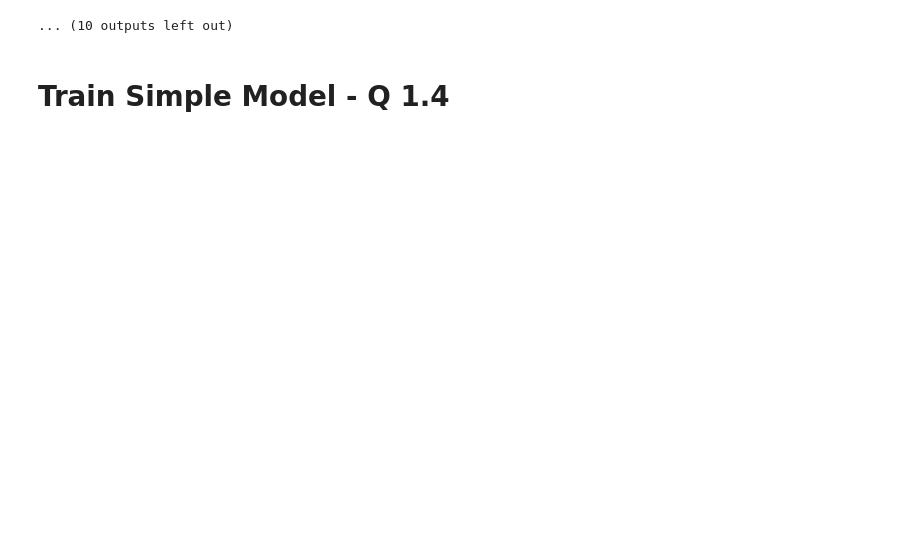
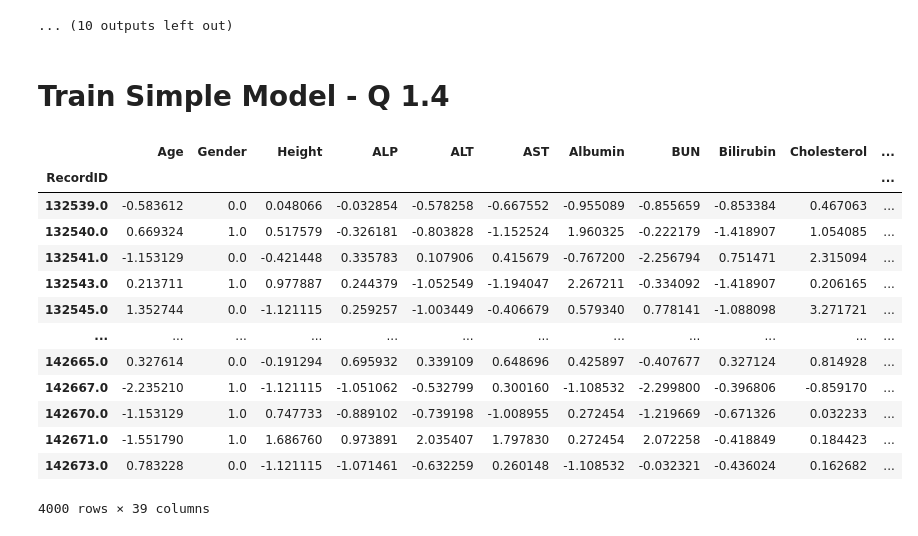
Before and after one commit to KarlDeck/ML4HC_P1, a Jupyter notebook: Project1.ipynb, the cells around one changed output. Saved outputs shown, nothing was run; the diff lists cells and outputs as text; code cells hidden in the pictures; blank space fills up the shorter version.

```diff
--- a/Project1.ipynb
+++ b/Project1.ipynb
@@ -428,0 +438,40 @@ plot_histograms(bins_general, "scaled")
+# %%
+def transform_time_series_to_vector(df, trafo_function="mean"):
+    df = df.drop(columns=["ICUType"])
+
+    static_vars = ['Age', 'Gender', 'Height']
+    ts_vars = [col for col in df.columns if col not in static_vars + ['RecordID', 'Time']]
+
+    if trafo_function == "mean":
+        ts_df = df.groupby('RecordID')[ts_vars].mean()
+    elif trafo_function == "max":
+        ts_df = df.groupby('RecordID')[ts_vars].max()
+    elif trafo_function == "last_measured":
+        ts_df = df.sort_values("Time").groupby('RecordID')[ts_vars].last()
+    else:
+        raise ValueError("Invalid trafo_function")
+
+    static_df = df.groupby('RecordID')[static_vars].first()
+    return pd.concat([static_df, ts_df], axis=1)
+# %%
+df_train = pd.read_parquet(f"data_a_scaled.parquet")
+df_train=transform_time_series_to_vector(df_train, trafo_function="mean")
+y=  df_train["In-hospital_death"]
+X=  df_train.drop(columns=["In-hospital_death"])
+# %%
+X
+# %% [output]
+|  | Age | Gender | Height | ALP | ALT | AST | Albumin | BUN | Bilirubin | Cholesterol | ... |
+| RecordID |  |  |  |  |  |  |  |  |  |  | ... |
+| 132539.0 | -0.583612 | 0.0 | 0.048066 | -0.032854 | -0.578258 | -0.667552 | -0.955089 | -0.855659 | -0.853384 | 0.467063 | ... |
+| 132540.0 | 0.669324 | 1.0 | 0.517579 | -0.326181 | -0.803828 | -1.152524 | 1.960325 | -0.222179 | -1.418907 | 1.054085 | ... |
+| 132541.0 | -1.153129 | 0.0 | -0.421448 | 0.335783 | 0.107906 | 0.415679 | -0.767200 | -2.256794 | 0.751471 | 2.315094 | ... |
+| 132543.0 | 0.213711 | 1.0 | 0.977887 | 0.244379 | -1.052549 | -1.194047 | 2.267211 | -0.334092 | -1.418907 | 0.206165 | ... |
+| 132545.0 | 1.352744 | 0.0 | -1.121115 | 0.259257 | -1.003449 | -0.406679 | 0.579340 | 0.778141 | -1.088098 | 3.271721 | ... |
+| ... | ... | ... | ... | ... | ... | ... | ... | ... | ... | ... | ... |
+| 142665.0 | 0.327614 | 0.0 | -0.191294 | 0.695932 | 0.339109 | 0.648696 | 0.425897 | -0.407677 | 0.327124 | 0.814928 | ... |
+| 142667.0 | -2.235210 | 1.0 | -1.121115 | -1.051062 | -0.532799 | 0.300160 | -1.108532 | -2.299800 | -0.396806 | -0.859170 | ... |
+| 142670.0 | -1.153129 | 1.0 | 0.747733 | -0.889102 | -0.739198 | -1.008955 | 0.272454 | -1.219669 | -0.671326 | 0.032233 | ... |
+| 142671.0 | -1.551790 | 1.0 | 1.686760 | 0.973891 | 2.035407 | 1.797830 | 0.272454 | 2.072258 | -0.418849 | 0.184423 | ... |
+| 142673.0 | 0.783228 | 0.0 | -1.121115 | -1.071461 | -0.632259 | 0.260148 | -1.108532 | -0.032321 | -0.436024 | 0.162682 | ... |
+4000 rows × 39 columns
```
Also changed, not shown: parts of 11 cells of this notebook, 1 other file.
